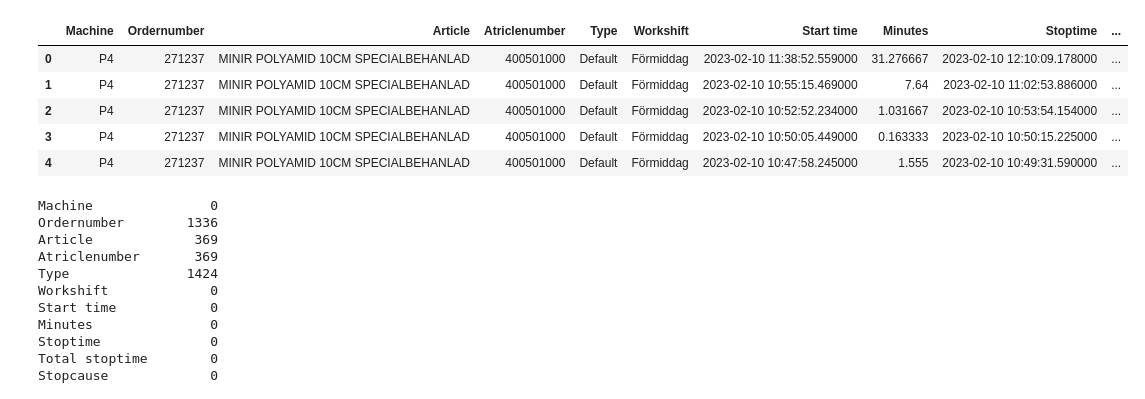
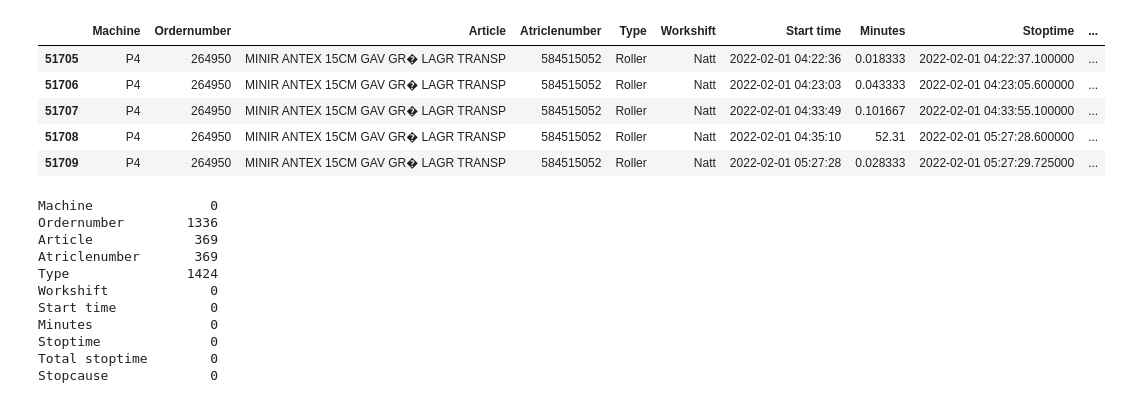
Before and after one commit to mpova/thes, a Jupyter notebook: data_visualization.ipynb, the cells around one changed output. Cells and saved outputs as stored; diff of their text form; code cells hidden in the pictures.

```diff
--- a/data_visualization.ipynb
+++ b/data_visualization.ipynb
@@ -5,15 +5,15 @@ import matplotlib.pyplot as plt
 # %%
 df = (pd.read_excel("P4 stopp last 13 month.xlsx").drop(index=0)).reset_index()
 del df['index']
 len(df)  # 52710 rows
-df.head()
+df.tail()
 # %% [output]
 |  | Machine | Ordernumber | Article | Atriclenumber | Type | Workshift | Start time | Minutes | Stoptime | ... |
-| 0 | P4 | 271237 | MINIR POLYAMID 10CM SPECIALBEHANLAD | 400501000 | Default | Förmiddag | 2023-02-10 11:38:52.559000 | 31.276667 | 2023-02-10 12:10:09.178000 | ... |
-| 1 | P4 | 271237 | MINIR POLYAMID 10CM SPECIALBEHANLAD | 400501000 | Default | Förmiddag | 2023-02-10 10:55:15.469000 | 7.64 | 2023-02-10 11:02:53.886000 | ... |
-| 2 | P4 | 271237 | MINIR POLYAMID 10CM SPECIALBEHANLAD | 400501000 | Default | Förmiddag | 2023-02-10 10:52:52.234000 | 1.031667 | 2023-02-10 10:53:54.154000 | ... |
-| 3 | P4 | 271237 | MINIR POLYAMID 10CM SPECIALBEHANLAD | 400501000 | Default | Förmiddag | 2023-02-10 10:50:05.449000 | 0.163333 | 2023-02-10 10:50:15.225000 | ... |
-| 4 | P4 | 271237 | MINIR POLYAMID 10CM SPECIALBEHANLAD | 400501000 | Default | Förmiddag | 2023-02-10 10:47:58.245000 | 1.555 | 2023-02-10 10:49:31.590000 | ... |
+| 51705 | P4 | 264950 | MINIR ANTEX 15CM GAV GR� LAGR TRANSP | 584515052 | Roller | Natt | 2022-02-01 04:22:36 | 0.018333 | 2022-02-01 04:22:37.100000 | ... |
+| 51706 | P4 | 264950 | MINIR ANTEX 15CM GAV GR� LAGR TRANSP | 584515052 | Roller | Natt | 2022-02-01 04:23:03 | 0.043333 | 2022-02-01 04:23:05.600000 | ... |
+| 51707 | P4 | 264950 | MINIR ANTEX 15CM GAV GR� LAGR TRANSP | 584515052 | Roller | Natt | 2022-02-01 04:33:49 | 0.101667 | 2022-02-01 04:33:55.100000 | ... |
+| 51708 | P4 | 264950 | MINIR ANTEX 15CM GAV GR� LAGR TRANSP | 584515052 | Roller | Natt | 2022-02-01 04:35:10 | 52.31 | 2022-02-01 05:27:28.600000 | ... |
+| 51709 | P4 | 264950 | MINIR ANTEX 15CM GAV GR� LAGR TRANSP | 584515052 | Roller | Natt | 2022-02-01 05:27:28 | 0.028333 | 2022-02-01 05:27:29.725000 | ... |
 # %%
 df['Start time'] = df['Start time'].astype('datetime64')
 df['Minutes'] = df['Minutes'].astype('float')
```
Also changed, not shown: parts of 37 cells of this notebook.
